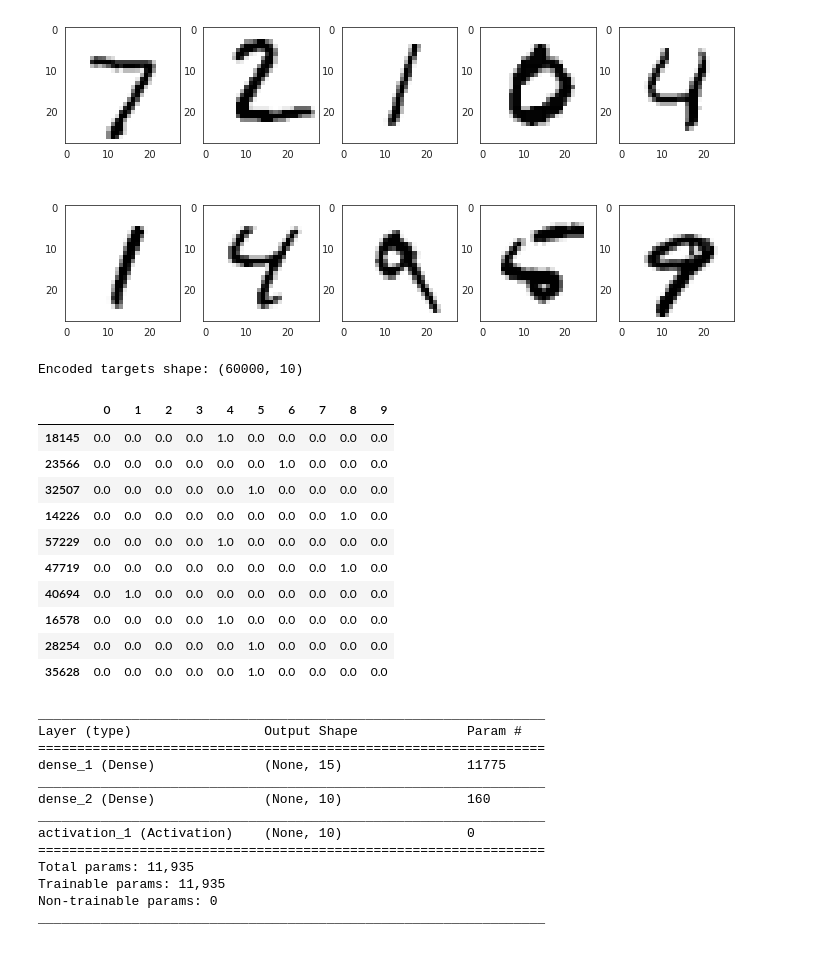
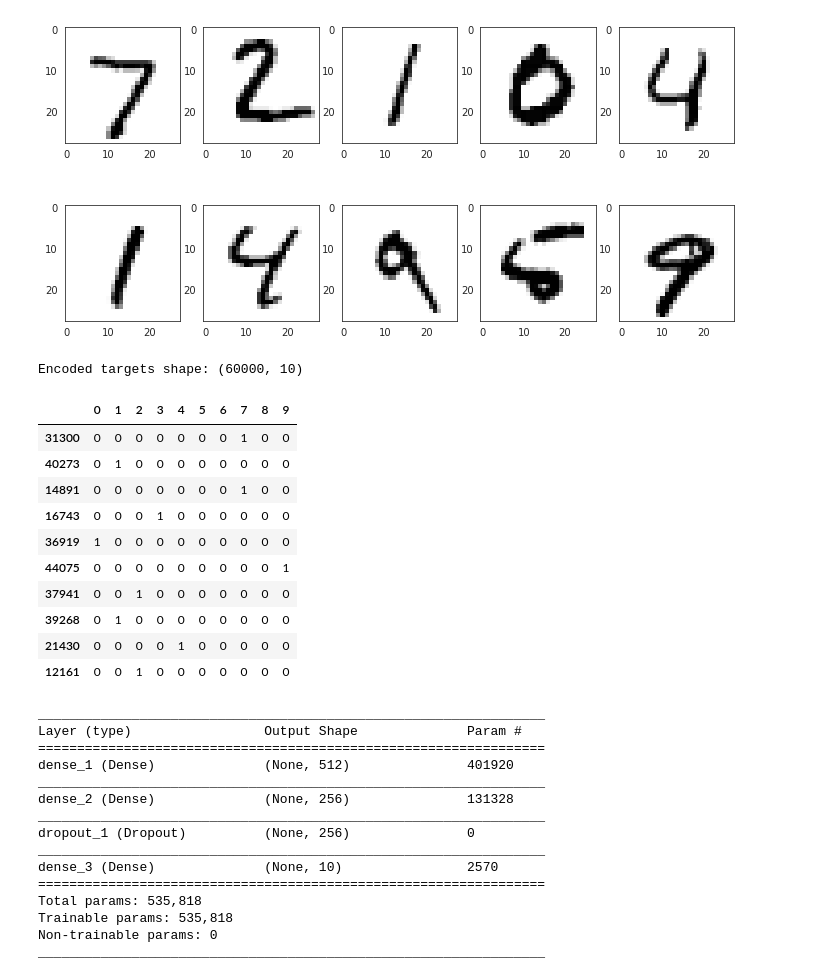
Before and after one commit to mlatlse/bootcamps-201819, a Jupyter notebook: Bootcamp 5/Bootcamp 5 - Neural Networks.ipynb, the cells around one changed output. Saved outputs shown, nothing was run; the diff lists cells and outputs as text; code cells hidden in the pictures.

```diff
--- a/Bootcamp 5/Bootcamp 5 - Neural Networks.ipynb
+++ b/Bootcamp 5/Bootcamp 5 - Neural Networks.ipynb
@@ -38,40 +43,44 @@ digits_plotter(10)
 # %%
 # Reshape images data into a (number of samples, 28x28) matrix
 x_train = train_images.reshape((60000, 28 * 28))
 x_test = test_images.reshape((10000, 28 * 28))
 
 # Change pixel values from (0, 255) to (0, 1)
 x_train = x_train.astype('float32') / 255
 x_test = x_test.astype('float32') / 255
 
 # One-hot encoding of expected results
-y_train = to_categorical(train_targets)
-y_test = to_categorical(test_targets)
+y_train = to_categorical(train_targets).astype('int')
+y_test = to_categorical(test_targets).astype('int')
 
 print('Encoded targets shape: ' + str(y_train.shape))
 
 # Show a sample of encoded input
 df = pd.DataFrame(y_train)
 df.sample(n=10)
 # %% [output]
 Encoded targets shape: (60000, 10)
 |  | 0 | 1 | 2 | 3 | 4 | 5 | 6 | 7 | 8 | 9 |
-| 18145 | 0.0 | 0.0 | 0.0 | 0.0 | 1.0 | 0.0 | 0.0 | 0.0 | 0.0 | 0.0 |
-| 23566 | 0.0 | 0.0 | 0.0 | 0.0 | 0.0 | 0.0 | 1.0 | 0.0 | 0.0 | 0.0 |
-| 32507 | 0.0 | 0.0 | 0.0 | 0.0 | 0.0 | 1.0 | 0.0 | 0.0 | 0.0 | 0.0 |
-| 14226 | 0.0 | 0.0 | 0.0 | 0.0 | 0.0 | 0.0 | 0.0 | 0.0 | 1.0 | 0.0 |
-| 57229 | 0.0 | 0.0 | 0.0 | 0.0 | 1.0 | 0.0 | 0.0 | 0.0 | 0.0 | 0.0 |
-| 47719 | 0.0 | 0.0 | 0.0 | 0.0 | 0.0 | 0.0 | 0.0 | 0.0 | 1.0 | 0.0 |
-| 40694 | 0.0 | 1.0 | 0.0 | 0.0 | 0.0 | 0.0 | 0.0 | 0.0 | 0.0 | 0.0 |
-| 16578 | 0.0 | 0.0 | 0.0 | 0.0 | 1.0 | 0.0 | 0.0 | 0.0 | 0.0 | 0.0 |
-| 28254 | 0.0 | 0.0 | 0.0 | 0.0 | 0.0 | 1.0 | 0.0 | 0.0 | 0.0 | 0.0 |
-| 35628 | 0.0 | 0.0 | 0.0 | 0.0 | 0.0 | 1.0 | 0.0 | 0.0 | 0.0 | 0.0 |
+| 31300 | 0 | 0 | 0 | 0 | 0 | 0 | 0 | 1 | 0 | 0 |
+| 40273 | 0 | 1 | 0 | 0 | 0 | 0 | 0 | 0 | 0 | 0 |
+| 14891 | 0 | 0 | 0 | 0 | 0 | 0 | 0 | 1 | 0 | 0 |
+| 16743 | 0 | 0 | 0 | 1 | 0 | 0 | 0 | 0 | 0 | 0 |
+| 36919 | 1 | 0 | 0 | 0 | 0 | 0 | 0 | 0 | 0 | 0 |
+| 44075 | 0 | 0 | 0 | 0 | 0 | 0 | 0 | 0 | 0 | 1 |
+| 37941 | 0 | 0 | 1 | 0 | 0 | 0 | 0 | 0 | 0 | 0 |
+| 39268 | 0 | 1 | 0 | 0 | 0 | 0 | 0 | 0 | 0 | 0 |
+| 21430 | 0 | 0 | 0 | 0 | 1 | 0 | 0 | 0 | 0 | 0 |
+| 12161 | 0 | 0 | 1 | 0 | 0 | 0 | 0 | 0 | 0 | 0 |
 # %%
-# Create a (784, 15, 10) model
+# Create a (784, 512, 256, 10) model
 model = Sequential()
-model.add(Dense(15, activation='relu', input_shape=(28 * 28,)))
-model.add(Dense(10))
-model.add(Activation(tf.nn.softmax))
+model.add(Dense(512, activation='relu', input_shape=(28 * 28,)))
+model.add(Dense(256, activation = 'relu'))
+model.add(Dropout(0.1))
+model.add(Dense(10, activation = 'softmax'))
+# If the last line above doesn't work, try the following
+#model.add(Dense(10))
+#model.add(Activation(tf.nn.softmax))
 
 # Describe the model
 model.summary()
@@ -79,14 +88,16 @@ model.summary()
 _________________________________________________________________
 Layer (type)                 Output Shape              Param #
 =================================================================
-dense_1 (Dense)              (None, 15)                11775
+dense_1 (Dense)              (None, 512)               401920
 _________________________________________________________________
-dense_2 (Dense)              (None, 10)                160
+dense_2 (Dense)              (None, 256)               131328
 _________________________________________________________________
-activation_1 (Activation)    (None, 10)                0
+dropout_1 (Dropout)          (None, 256)               0
+_________________________________________________________________
+dense_3 (Dense)              (None, 10)                2570
 =================================================================
-Total params: 11,935
-Trainable params: 11,935
+Total params: 535,818
+Trainable params: 535,818
 Non-trainable params: 0
 _________________________________________________________________
 # %%
```
Also changed, not shown: parts of 10 cells of this notebook.
